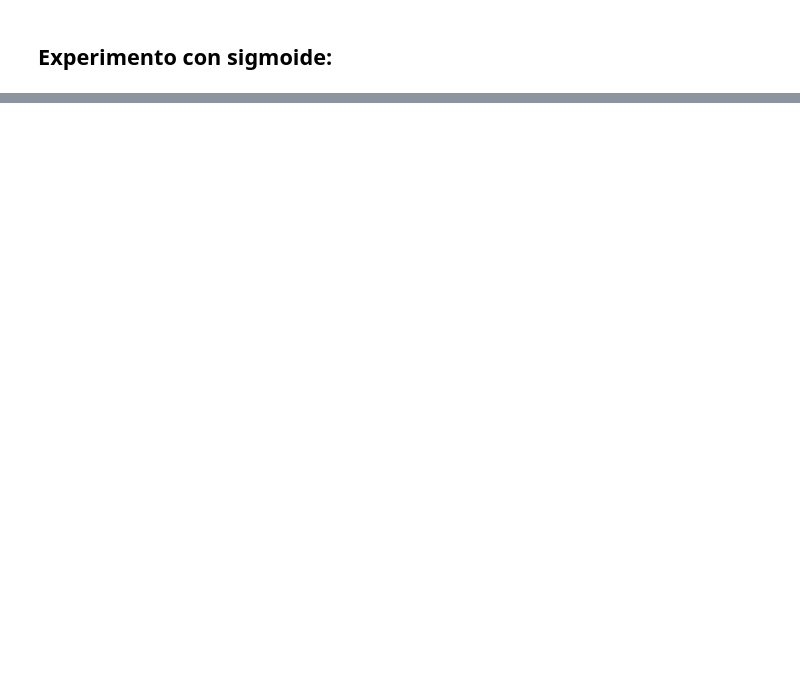
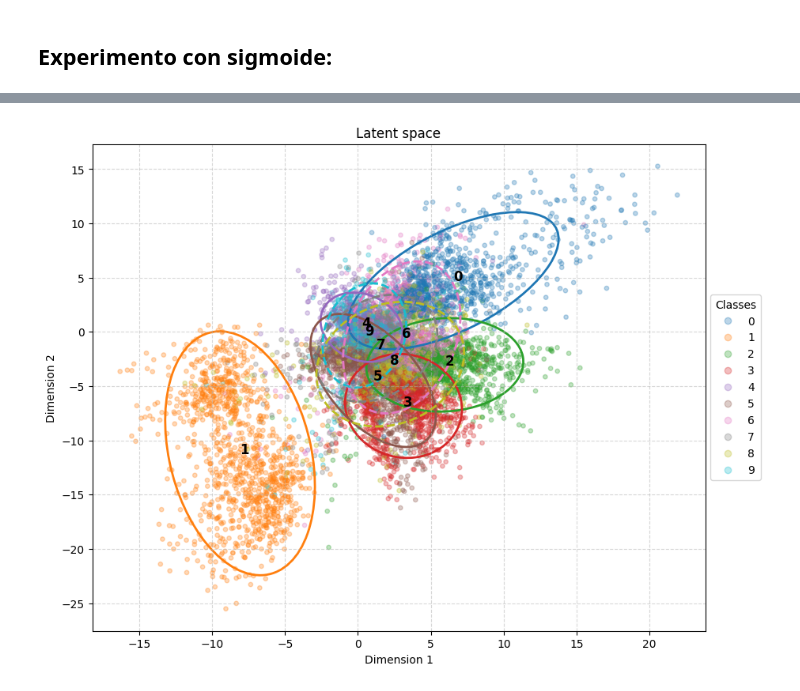
Before and after one commit to Lucy-syu/Out-of-distribution-Detection-Model, a Jupyter notebook: OODAutoencoder.ipynb, the cells around one changed output, grey strips where cells are left out. Saved outputs shown, nothing was run; the diff lists cells and outputs as text; code cells hidden in the pictures; blank space fills up the shorter version.

```diff
--- a/OODAutoencoder.ipynb
+++ b/OODAutoencoder.ipynb
@@ -206,0 +252,19 @@ class Encoder(nn.Module):
+# %%
+batch_size = 256
+learning_rate = 1e-3
+epochs = 2000
+validation_freq = 5
+
+loss_fn_ae = nn.MSELoss()
+optimizer = torch.optim.Adam
+
+train_loader = DataLoader(train_dataset, batch_size=batch_size, shuffle=True)
+val_loader = DataLoader(val_dataset, batch_size=batch_size, shuffle=False)
+
+model_ae = Autoencoder(latent_dims=2).to(device)
+early_stop_ae = Early_Stop(patience=10, delta=0.001)
+
+print("--- INICIANDO FASE 1: AUTOENCODER (MSE) ---")
+model_ae, train_loss_ae, val_loss_ae = learning_loop_ae(
+    train_loader, val_loader, model_ae, epochs, loss_fn_ae, learning_rate, optimizer, validation_freq, early_stop_ae
+)
@@ -206,0 +409,65 @@ class Encoder(nn.Module):
+# %%
+test_loader = DataLoader(test_dataset,
+                         batch_size=batch_size,
+                         shuffle=False)
+
+encodings_list = []
+labels_list = []
+
+with torch.no_grad():
+    for x_test, y_test in test_loader:
+        x_test = x_test.to(device) # Enviar al dispositivo
+        _, latent = model_final(x_test)
+        encodings_list.append(latent.cpu())
+        labels_list.append(y_test.cpu())
+
+# Estas variables globales se usarán también en la Celda 4
+encodings_np = torch.cat(encodings_list).numpy()
+labels_np = torch.cat(labels_list).numpy()
+
+fig, ax = plt.subplots(figsize=(10, 8))
+
+scatter = ax.scatter(
+    encodings_np[:, 0],
+    encodings_np[:, 1],
+    c=labels_np,
+    cmap='tab10',
+    alpha=0.3,
+    s=15
+)
+
+ax.set_title('Latent space')
+ax.set_xlabel('Dimension 1')
+ax.set_ylabel('Dimension 2')
+ax.grid(True, linestyle='--', alpha=0.5)
+
+for clase in range(10):
+    puntos_clase = encodings_np[labels_np == clase]
+    if len(puntos_clase) > 1: # We need at least 2 points to calculate covariance
+
+        # Get the color for this class to match the scatter plot
+        color = plt.cm.tab10(clase / 10.0)
+
+        # Use our new function!
+        # n_std=2 means we draw the boundary that contains ~95% of the points
+        ellipse = covariance_ellipse(
+            puntos_clase,
+            num_of_stds=2.0,
+            edgecolor=color,
+            facecolor='none', # Keep it transparent inside
+            linewidth=2,
+            linestyle='-' if clase <= 5 else '--' # Solid for Known, Dashed for OOD
+        )
+
+        ax.add_patch(ellipse)
+
+        # Optional: Add the class number at the center of the cluster
+        center = np.mean(puntos_clase, axis=0)
+        ax.text(center[0], center[1], str(clase), fontsize=12, weight='bold', color='black')
+
+legend_handles, _ = scatter.legend_elements()
+ax.legend(legend_handles, [str(i) for i in range(10)], title="Classes", loc='center left', bbox_to_anchor=(1, 0.5))
+
+plt.show()
+# %% [output]
+[figure, added]
```
Also changed, not shown: parts of 12 cells of this notebook.
